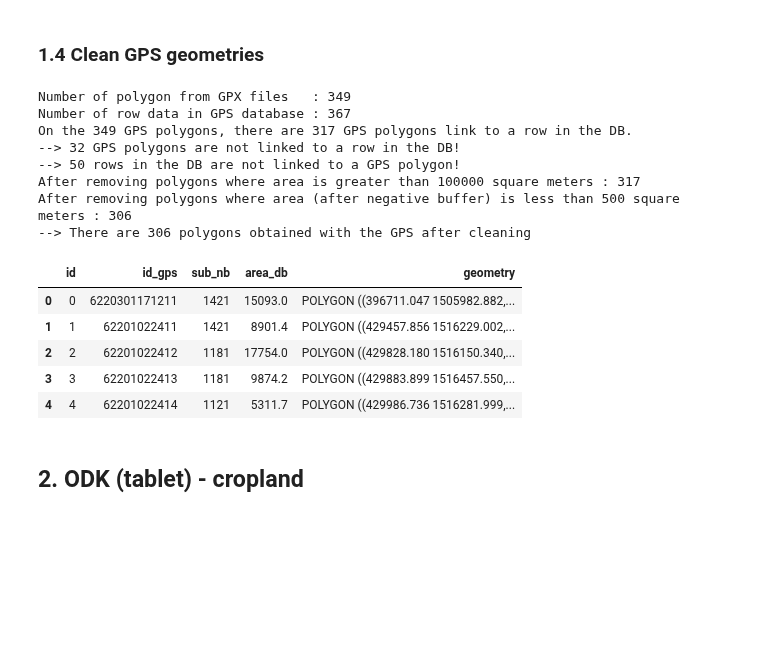
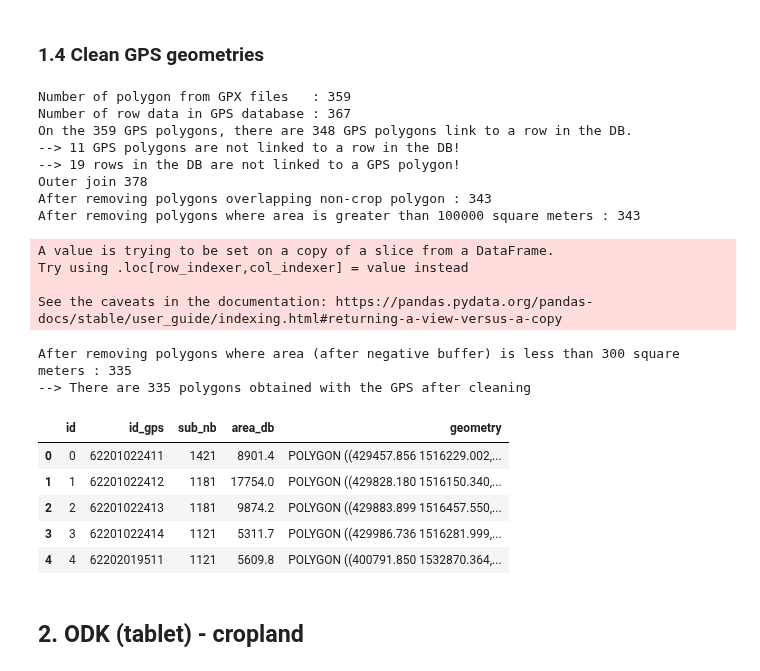
Before and after one commit to nicolasdeffense/eo-toolbox, a Jupyter notebook: notebooks_working/EOStat/clean_in_situ_senegal.ipynb, the cells around one changed output. Saved outputs shown, nothing was run; the diff lists cells and outputs as text; code cells hidden in the pictures; blank space fills up the shorter version.

```diff
--- a/notebooks_working/EOStat/clean_in_situ_senegal.ipynb
+++ b/notebooks_working/EOStat/clean_in_situ_senegal.ipynb
@@ -165,14 +150,20 @@ Initial rows 396
 # %%
 dict_gpx_list = []
 
-for gpx_file in glob.glob(f'{path}GPS/*/*.gpx'):
+gpx_path = f'{path}GPS/*/*'
+
+for gpx_file in glob.glob(gpx_path):
+#for gpx_file in glob.glob(f'/export/miro/tcastin/ODKCollect/Parcelles_GPX/Piste_6220205-5-71-3-2*'):
 
     filename = os.path.basename(gpx_file)
 
-    pid = filename[filename.find("Piste")+5:-4].lstrip('_ ')
+    #pid = filename[filename.find("Piste")+5:-4].lstrip('_ ')
+    pid = filename[filename.find("Piste")+6:-4].lstrip()
+    #print(pid)
     pid = pid.replace(' ','-')
     pid = pid.replace('---','-')
     pid = pid.replace('--','-')
+
     pid = pid.split('-')
 
     if len(pid) <= 5:
@@ -202,12 +193,12 @@ df = pd.DataFrame.from_dict(dict_gpx_list).drop_duplicates('id_gps')
 
 df['geometry'] = df.coordinates.apply(Polygon)
 
+
 df = df.drop('coordinates', axis=1)
 
-print(f'Number of GPX files : {len(glob.glob(f"{path}GPS/*/*.gpx"))} --> {len(df)} (without duplicates)')
-print(f'---- Good PID (whitout duplicates)  : {len(df.loc[df["valid_id"] == 1])}')
-print(f'---- Wrong PID (whitout duplicates) : {len(df.loc[df["valid_id"] == 0])}')
-
+print(f'Number of GPX files : {len(glob.glob(gpx_path))} --> {len(df)} (without duplicates)')
+print(f'---- Good ID (whitout duplicates)  : {len(df.loc[df["valid_id"] == 1])}')
+print(f'---- Wrong ID (whitout duplicates) : {len(df.loc[df["valid_id"] == 0])}')
 
 gps_gdf = gpd.GeoDataFrame(df, crs='epsg:4326', geometry='geometry').to_crs(epsg=32628).sort_values(by=['valid_id','id_gps'])
 
@@ -235,60 +226,75 @@ print(f'Number of row data in GPS database : {len(clean_gps_data_df)}')
 
 gps_inner_gdf = gps_gdf.merge(clean_gps_data_df, on='id_gps', how='inner')
 
-gps_left_gdf = gps_gdf.merge(clean_gps_data_df, on='id_gps', how='left')
-
 print(f'On the {len(gps_gdf)} GPS polygons, there are {len(gps_inner_gdf)} GPS polygons link to a row in the DB.')
 print(f'--> {len(gps_gdf)-len(gps_inner_gdf)} GPS polygons are not linked to a row in the DB!')
 print(f'--> {len(clean_gps_data_df)-len(gps_inner_gdf)} rows in the DB are not linked to a GPS polygon!')
 
+
+gps_outer_gdf = gps_gdf.merge(clean_gps_data_df, on='id_gps', how='outer')
+print(f'Outer join {len(gps_outer_gdf)}')
+gps_outer_gdf.to_file(f'{shp_path}gps_outer_join_for_thib_3.shp')
+
+
+
 gps_clean_gdf = gps_inner_gdf
+
+# Remove wrong overlapping polygons
+list_wrong_poly = [622020555411, 622020110481, 622020515423, 622020531411, 622020515422]
+gps_clean_gdf = gps_clean_gdf[~gps_clean_gdf['id_gps'].isin(list_wrong_poly)]
+
+print(f'After removing polygons overlapping non-crop polygon : {len(gps_clean_gdf)}')
+
 
 gps_clean_gdf['area'] = gps_clean_gdf['geometry'].area.round(2)
 
 gps_clean_gdf = gps_clean_gdf.loc[gps_clean_gdf['area'] < max_area]
 
 print(f'After removing polygons where area is greater than {max_area} square meters : {len(gps_clean_gdf)}')
-
-#gps_clean_gdf = gps_clean_gdf.loc[gps_clean_gdf['area'] >= min_area]
-
-#print(f'After removing polygons where area is less than {min_area} square meters : {len(gps_clean_gdf)}')
-
-#gps_clean_gdf = remove_overlap.remove_overlap(gps_clean_gdf, id_column='id_gps')
-
-#print(f'After removing overlapping parts of polygons : {len(gps_clean_gdf)}')
 
 gps_clean_gdf['geometry'] = gps_clean_gdf.buffer(buf_size)
 
 gps_clean_gdf['area_buf'] = gps_clean_gdf['geometry'].area.round(2)
 
 gps_clean_gdf = gps_clean_gdf.loc[gps_clean_gdf['area_buf'] >= min_area]
 
 print(f'After removing polygons where area (after negative buffer) is less than {min_area} square meters : {len(gps_clean_gdf)}')
 
+#gps_clean_gdf = remove_overlap.remove_overlap(gps_clean_gdf, id_column='id_gps')
+
+#print(f'After removing overlapping parts of polygons : {len(gps_clean_gdf)}')
+
 gps_clean_gdf['id'] = np.arange(len(gps_clean_gdf))
 
 gps_clean_gdf = gps_clean_gdf[['id','id_gps','sub_nb','area_db','geometry']]
 
 gps_clean_gdf.to_file(f'{shp_path}gps_data_buf.shp')
 
+
 print(f'--> There are {len(gps_clean_gdf)} polygons obtained with the GPS after cleaning')
 
 gps_clean_gdf.head()
 # %% [output]
-Number of polygon from GPX files   : 349
+Number of polygon from GPX files   : 359
 Number of row data in GPS database : 367
-On the 349 GPS polygons, there are 317 GPS polygons link to a row in the DB.
---> 32 GPS polygons are not linked to a row in the DB!
---> 50 rows in the DB are not linked to a GPS polygon!
-After removing polygons where area is greater than 100000 square meters : 317
-After removing polygons where area (after negative buffer) is less than 500 square meters : 306
---> There are 306 polygons obtained with the GPS after cleaning
+On the 359 GPS polygons, there are 348 GPS polygons link to a row in the DB.
+--> 11 GPS polygons are not linked to a row in the DB!
+--> 19 rows in the DB are not linked to a GPS polygon!
+Outer join 378
+After removing polygons overlapping non-crop polygon : 343
+After removing polygons where area is greater than 100000 square meters : 343
+A value is trying to be set on a copy of a slice from a DataFrame.
+Try using .loc[row_indexer,col_indexer] = value instead
+
+See the caveats in the documentation: https://pandas.pydata.org/pandas-docs/stable/user_guide/indexing.html#returning-a-view-versus-a-copy
+After removing polygons where area (after negative buffer) is less than 300 square meters : 335
+--> There are 335 polygons obtained with the GPS after cleaning
 |  | id | id_gps | sub_nb | area_db | geometry |
-| 0 | 0 | 6220301171211 | 1421 | 15093.0 | POLYGON ((396711.047 1505982.882,... |
-| 1 | 1 | 62201022411 | 1421 | 8901.4 | POLYGON ((429457.856 1516229.002,... |
-| 2 | 2 | 62201022412 | 1181 | 17754.0 | POLYGON ((429828.180 1516150.340,... |
-| 3 | 3 | 62201022413 | 1181 | 9874.2 | POLYGON ((429883.899 1516457.550,... |
-| 4 | 4 | 62201022414 | 1121 | 5311.7 | POLYGON ((429986.736 1516281.999,... |
+| 0 | 0 | 62201022411 | 1421 | 8901.4 | POLYGON ((429457.856 1516229.002,... |
+| 1 | 1 | 62201022412 | 1181 | 17754.0 | POLYGON ((429828.180 1516150.340,... |
+| 2 | 2 | 62201022413 | 1181 | 9874.2 | POLYGON ((429883.899 1516457.550,... |
+| 3 | 3 | 62201022414 | 1121 | 5311.7 | POLYGON ((429986.736 1516281.999,... |
+| 4 | 4 | 62202019511 | 1121 | 5609.8 | POLYGON ((400791.850 1532870.364,... |
 # %% [markdown]
 ## 2. ODK (tablet) - cropland
 # %% [markdown]
```
Also changed, not shown: parts of 20 cells of this notebook, 2 other files.
